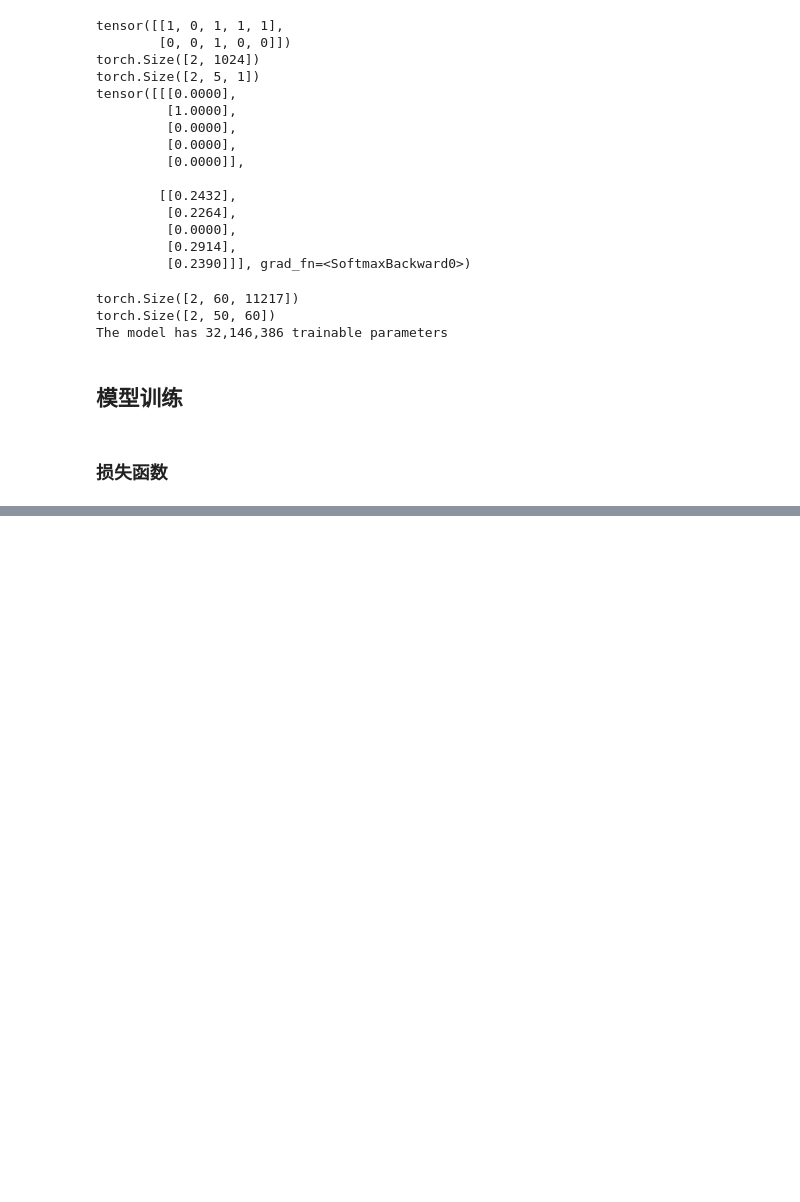
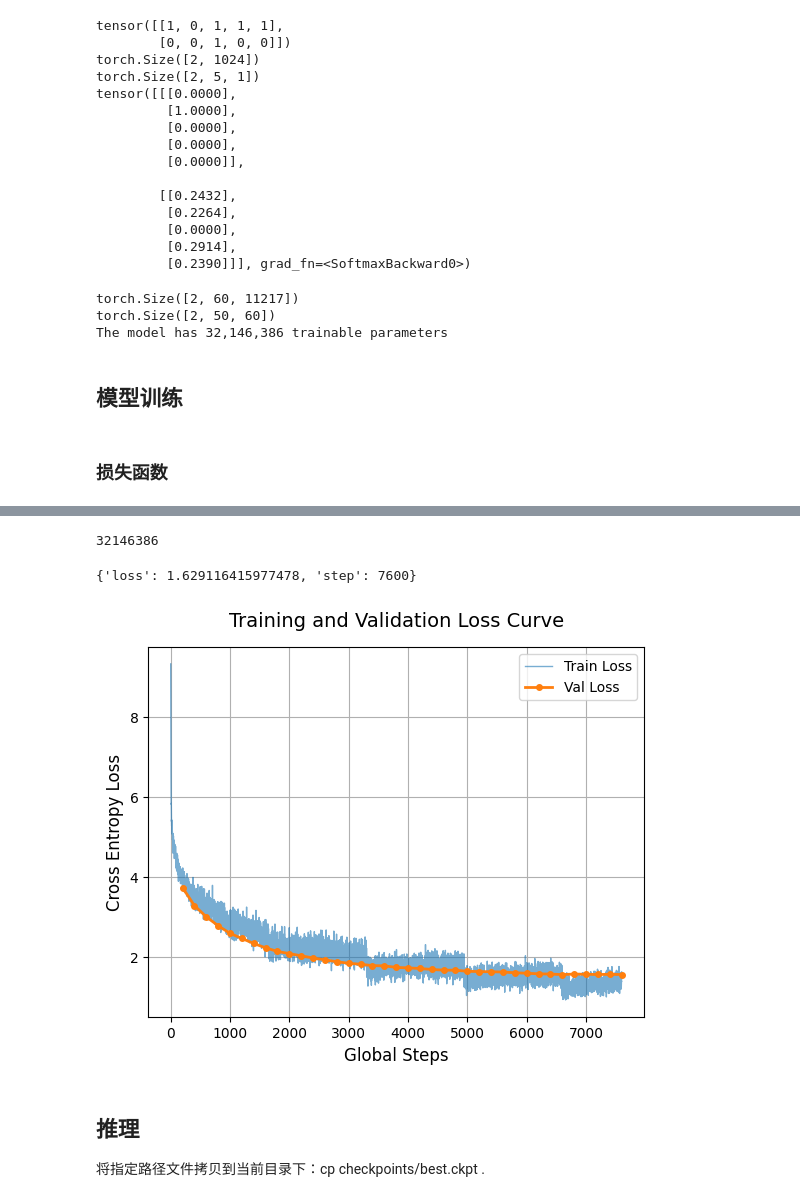
Before and after one commit to Rozen-a/Seq2Seq-Translation-en-ja-repro, a Jupyter notebook: seq2seq_en_ja.ipynb, the cells around one changed output, grey strips where cells are left out. Saved outputs shown, nothing was run; the diff lists cells and outputs as text; code cells hidden in the pictures; blank space fills up the shorter version.

```diff
--- a/seq2seq_en_ja.ipynb
+++ b/seq2seq_en_ja.ipynb
@@ -662,0 +735,22 @@ def cross_entropy_with_padding(logits, labels, padding_mask=None):
+# %%
+# 评估函数
+@torch.no_grad()
+def evaluating(model, dataloader, loss_fct):
+    loss_list = []
+    for batch in dataloader:
+        encoder_inputs = batch["encoder_inputs"]
+        encoder_inputs_mask = batch["encoder_inputs_mask"]
+        decoder_inputs = batch["decoder_inputs"]
+        decoder_labels = batch["decoder_labels"]
+        decoder_labels_mask = batch["decoder_labels_mask"]
+
+        # 前向计算
+        logits, _ = model(
+            encoder_inputs=encoder_inputs,
+            decoder_inputs=decoder_inputs,
+            attn_mask=encoder_inputs_mask
+            ) #model就是seq2seq模型
+        loss = loss_fct(logits, decoder_labels, padding_mask=decoder_labels_mask)         # 验证集损失
+        loss_list.append(loss.cpu().item())
+
+    return np.mean(loss_list)
@@ -662,0 +886,37 @@ def cross_entropy_with_padding(logits, labels, padding_mask=None):
+# %%
+#计算模型参数量
+sum(i[1].numel() for i in model.named_parameters())
+# %% [output]
+32146386
+# %%
+record["train"][-1]
+# %% [output]
+{'loss': 1.629116415977478, 'step': 7600}
+# %%
+# 提取数据
+train_steps = [i["step"] for i in record["train"]]
+train_losses = [i["loss"] for i in record["train"]]
+val_steps = [i["step"] for i in record["val"]]
+val_losses = [i["loss"] for i in record["val"]]
+
+# 绘制训练损失曲线 (使用细线或半透明，因为数据点通常较多)
+plt.plot(train_steps, train_losses, label="Train Loss", color='#1f77b4', alpha=0.6, linewidth=1)
+
+# 绘制验证损失曲线 (通常点较少，可以用稍粗的线并加上标记点)
+plt.plot(val_steps, val_losses, label="Val Loss", color='#ff7f0e', linewidth=2, marker='o', markersize=4)
+
+# 添加标题和坐标轴名称
+plt.title("Training and Validation Loss Curve", fontsize=14, pad=15)
+plt.xlabel("Global Steps", fontsize=12)
+plt.ylabel("Cross Entropy Loss", fontsize=12)
+
+# 添加图例
+plt.legend(loc='upper right', fontsize=10)
+plt.grid()
+plt.show()
+# %% [output]
+[figure, added]
+# %% [markdown]
+## 推理
+
+将指定路径文件拷贝到当前目录下：cp checkpoints/best.ckpt .
```
Also changed, not shown: parts of 16 cells of this notebook, 1 other file.
